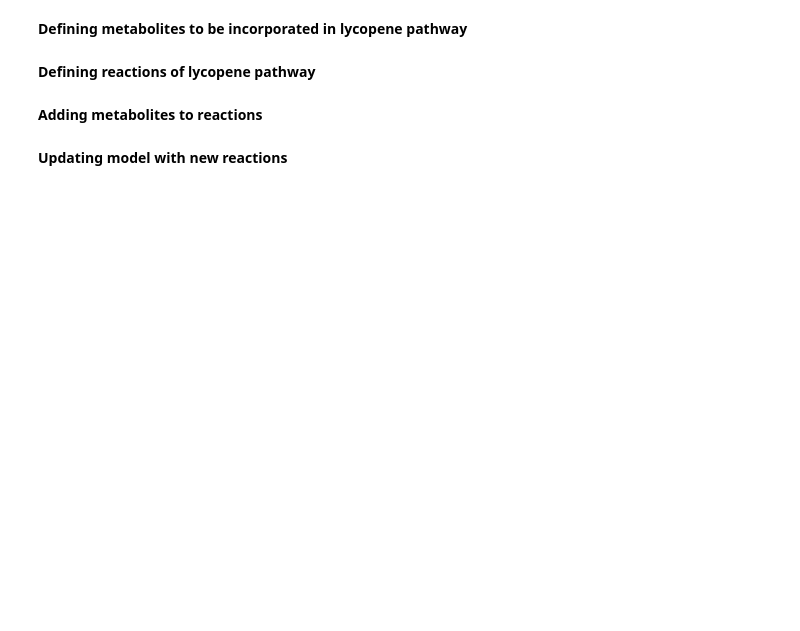
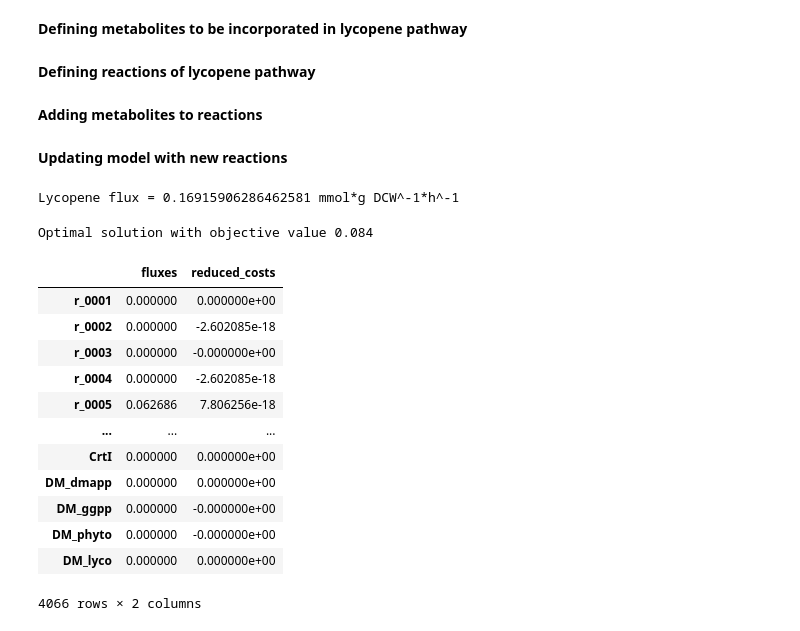
Before and after one commit to 27410/group-assignment-2021-Group-69420-lycopene-production-in-S.cerevisiae, a Jupyter notebook: 01_loading_model.ipynb, the cells around one changed output. Drawn from its saved outputs; the diff is of its cells as text; code cells hidden in the pictures; blank space fills up the shorter version.

```diff
--- a/01_loading_model.ipynb
+++ b/01_loading_model.ipynb
@@ -39,9 +40,11 @@ isopentenyl_diphosphate_delta_isomerase.add_metabolites(({model.metabolites.get_
                                                          }))
 # We had supposed this reaction was found naturally in this S. cerevisiae strain
 # %%
+# Reaction stoichiometry based on three seperate reactions lumped together
 ggpp_synthase.add_metabolites(({model.metabolites.get_by_id('s_0943[c]'): -1,
                                 dmapp: -1,
-                                ggpp: 1
+                                ggpp: 1,
+                                model.metabolites.get_by_id('s_0633[c]'): 3 # Generation of diphosphate.
                                }))
 # %%
 phytoene_synthase.add_metabolites(({ggpp: -2,
@@ -61,3 +64,26 @@ model.add_boundary(model.metabolites.dmapp, type = 'demand')
 model.add_boundary(model.metabolites.ggpp, type = 'demand')
 model.add_boundary(model.metabolites.phyto, type = 'demand')
 model.add_boundary(model.metabolites.lyco, type = 'demand');
+# %%
+with model:
+    model.objective = model.reactions.CrtI
+    print("Lycopene flux =", model.optimize().objective_value, "mmol*g DCW^-1*h^-1")
+# %% [output]
+Lycopene flux = 0.16915906286462581 mmol*g DCW^-1*h^-1
+# %%
+model.optimize()
+# %% [output]
+Optimal solution with objective value 0.084
+|  | fluxes | reduced_costs |
+| r_0001 | 0.000000 | 0.000000e+00 |
+| r_0002 | 0.000000 | -2.602085e-18 |
+| r_0003 | 0.000000 | -0.000000e+00 |
+| r_0004 | 0.000000 | -2.602085e-18 |
+| r_0005 | 0.062686 | 7.806256e-18 |
+| ... | ... | ... |
+| CrtI | 0.000000 | 0.000000e+00 |
+| DM_dmapp | 0.000000 | 0.000000e+00 |
+| DM_ggpp | 0.000000 | -0.000000e+00 |
+| DM_phyto | 0.000000 | -0.000000e+00 |
+| DM_lyco | 0.000000 | 0.000000e+00 |
+4066 rows × 2 columns
```
Also changed, not shown: parts of 1 cell of this notebook, 2 other files.
